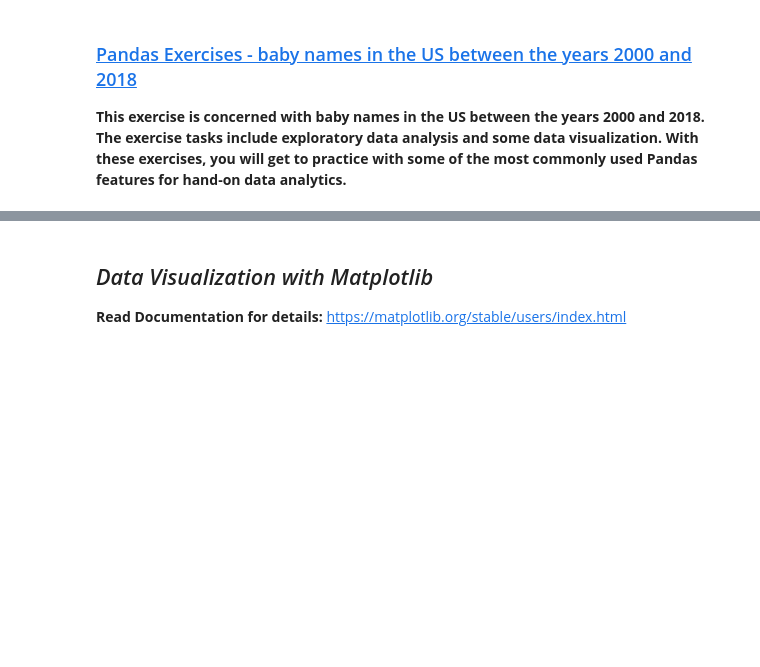
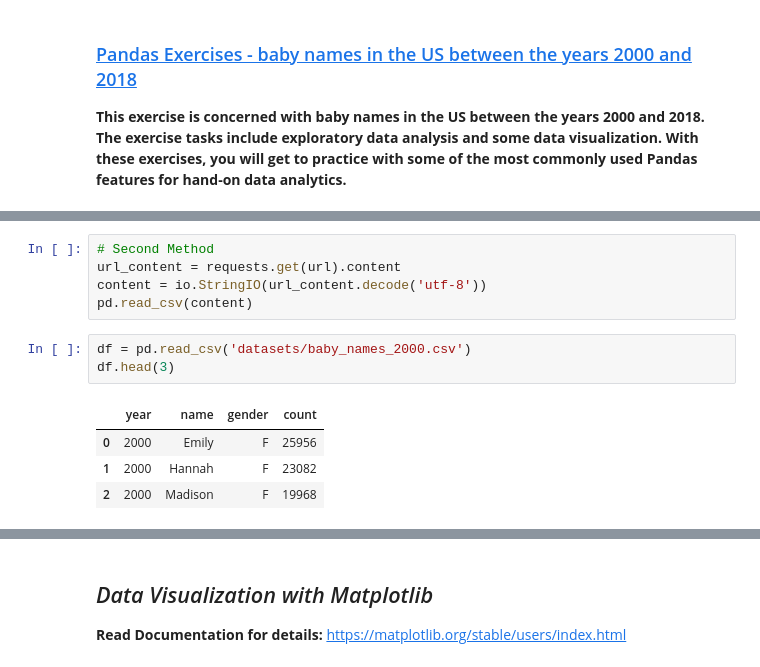
Before and after one commit to tayyabsarfraz/Introduction-to-Data-Analyst-and-Data-Science, a Jupyter notebook: Module no 02- Python for Data Scientists/03 - Data Visualization with Matplotlib and Seaborn/Lec-2.24(Data-Visualization-I).ipynb, the cells around one changed output, grey strips where cells are left out. Cells and saved outputs as stored; diff of their text form; blank space fills up the shorter version.

```diff
--- a/Module no 02- Python for Data Scientists/03 - Data Visualization with Matplotlib and Seaborn/Lec-2.24(Data-Visualization-I).ipynb
+++ b/Module no 02- Python for Data Scientists/03 - Data Visualization with Matplotlib and Seaborn/Lec-2.24(Data-Visualization-I).ipynb
@@ -45,0 +37,13 @@ df = pd.read_csv('datasets/')
+# %%
+# Second Method
+url_content = requests.get(url).content
+content = io.StringIO(url_content.decode('utf-8'))
+pd.read_csv(content)
+# %%
+df = pd.read_csv('datasets/baby_names_2000.csv')
+df.head(3)
+# %% [output]
+|  | year | name | gender | count |
+| 0 | 2000 | Emily | F | 25956 |
+| 1 | 2000 | Hannah | F | 23082 |
+| 2 | 2000 | Madison | F | 19968 |
```
Also changed, not shown: parts of 29 cells of this notebook.
